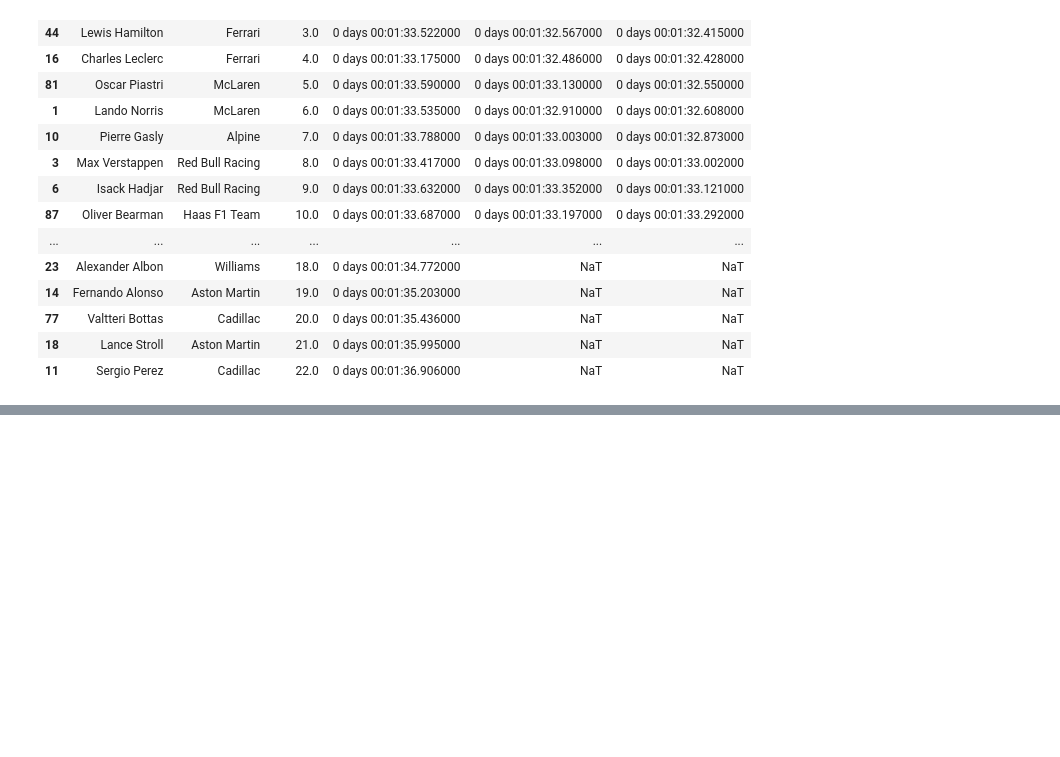
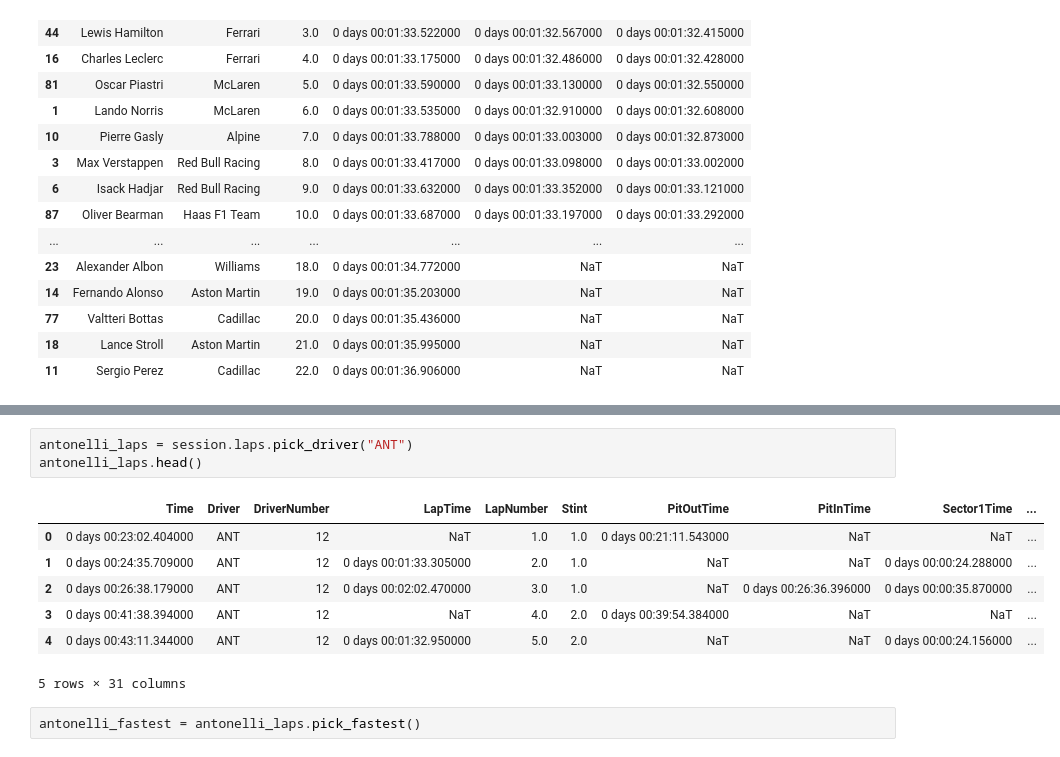
Before and after one commit to ishikajena1509/F1-Telemetry-Analysis, a Jupyter notebook: notebooks/02_china_2026_qualifying_analysis.ipynb.ipynb, the cells around one changed output, grey strips where cells are left out. Cells and saved outputs as stored; diff of their text form; blank space fills up the shorter version.

```diff
--- a/notebooks/02_china_2026_qualifying_analysis.ipynb.ipynb
+++ b/notebooks/02_china_2026_qualifying_analysis.ipynb.ipynb
@@ -388,0 +430,13 @@ qualifying_summary.sort_values("Position")
+# %%
+antonelli_laps = session.laps.pick_driver("ANT")
+antonelli_laps.head()
+# %% [output]
+|  | Time | Driver | DriverNumber | LapTime | LapNumber | Stint | PitOutTime | PitInTime | Sector1Time | ... |
+| 0 | 0 days 00:23:02.404000 | ANT | 12 | NaT | 1.0 | 1.0 | 0 days 00:21:11.543000 | NaT | NaT | ... |
+| 1 | 0 days 00:24:35.709000 | ANT | 12 | 0 days 00:01:33.305000 | 2.0 | 1.0 | NaT | NaT | 0 days 00:00:24.288000 | ... |
+| 2 | 0 days 00:26:38.179000 | ANT | 12 | 0 days 00:02:02.470000 | 3.0 | 1.0 | NaT | 0 days 00:26:36.396000 | 0 days 00:00:35.870000 | ... |
+| 3 | 0 days 00:41:38.394000 | ANT | 12 | NaT | 4.0 | 2.0 | 0 days 00:39:54.384000 | NaT | NaT | ... |
+| 4 | 0 days 00:43:11.344000 | ANT | 12 | 0 days 00:01:32.950000 | 5.0 | 2.0 | NaT | NaT | 0 days 00:00:24.156000 | ... |
+5 rows × 31 columns
+# %%
+antonelli_fastest = antonelli_laps.pick_fastest()
```
Also changed, not shown: parts of 18 cells of this notebook.
